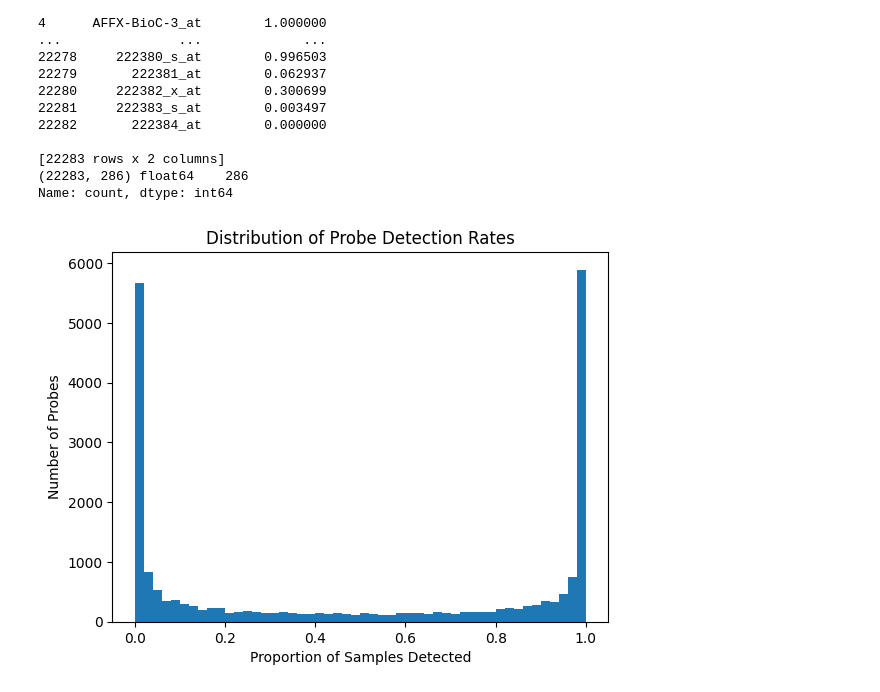
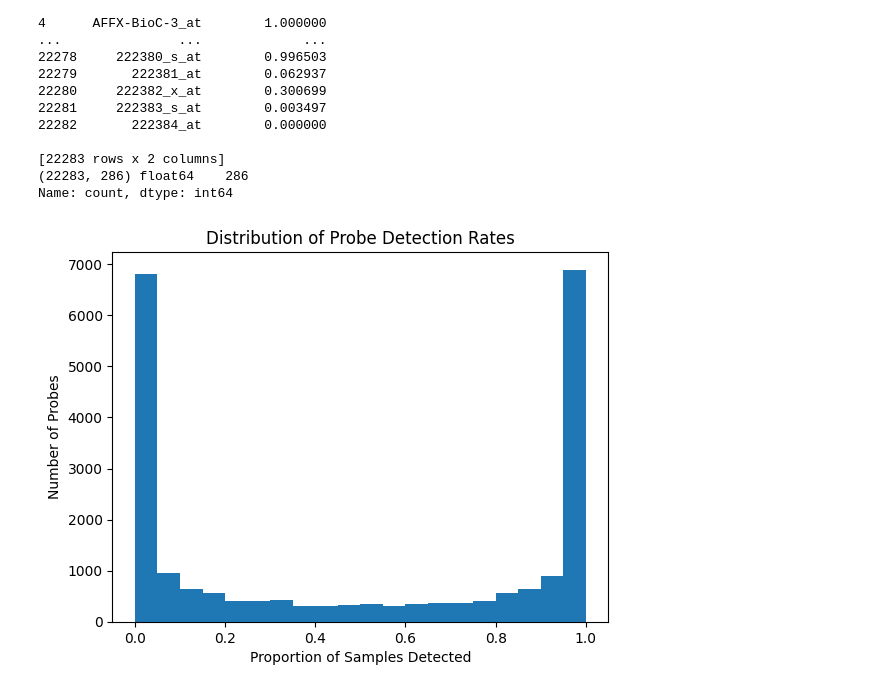
Before and after one commit to saranenada-cell/GeneExpressionBreastCancerRelapse, a Jupyter notebook: EDA_Report.ipynb, the cells around one changed output. Saved outputs shown, nothing was run; the diff lists cells and outputs as text; code cells hidden in the pictures.

```diff
--- a/EDA_Report.ipynb
+++ b/EDA_Report.ipynb
@@ -385,12 +385,12 @@ Name: count, dtype: int64
 # %%
 '''Visualizing detection rates in histogram'''
 
-plt.hist(detection_summary['Detection_Rate'], bins =50)
+plt.hist(detection_summary['Detection_Rate'], bins =20)
 
 plt.ylabel("Number of Probes")
 plt.xlabel("Proportion of Samples Detected")
 plt.title("Distribution of Probe Detection Rates")
 
 plt.show()
 # %% [output]
-[figure, old version]
+[figure, new version]
```
Also changed, not shown: parts of 2 cells of this notebook.
